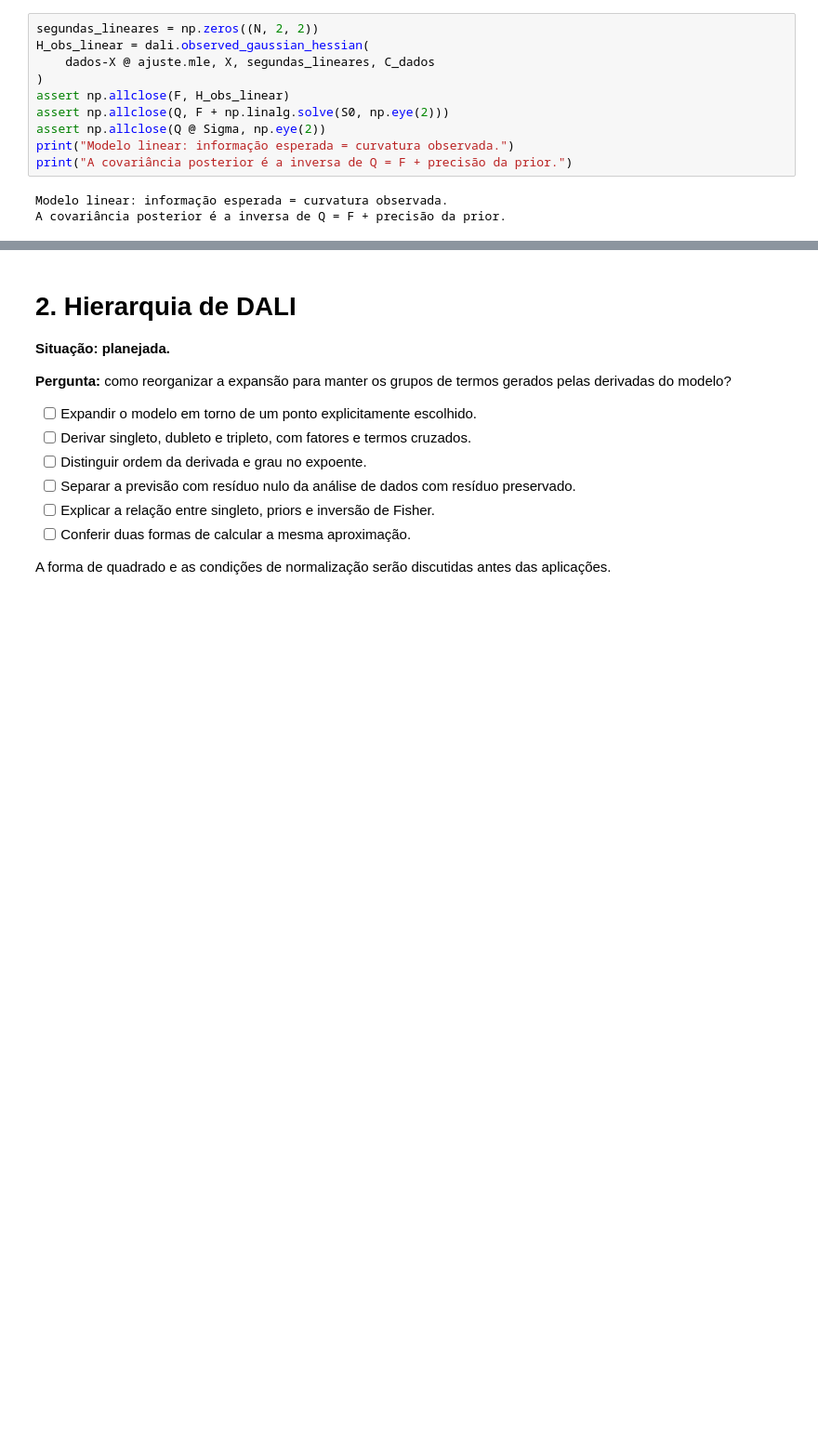
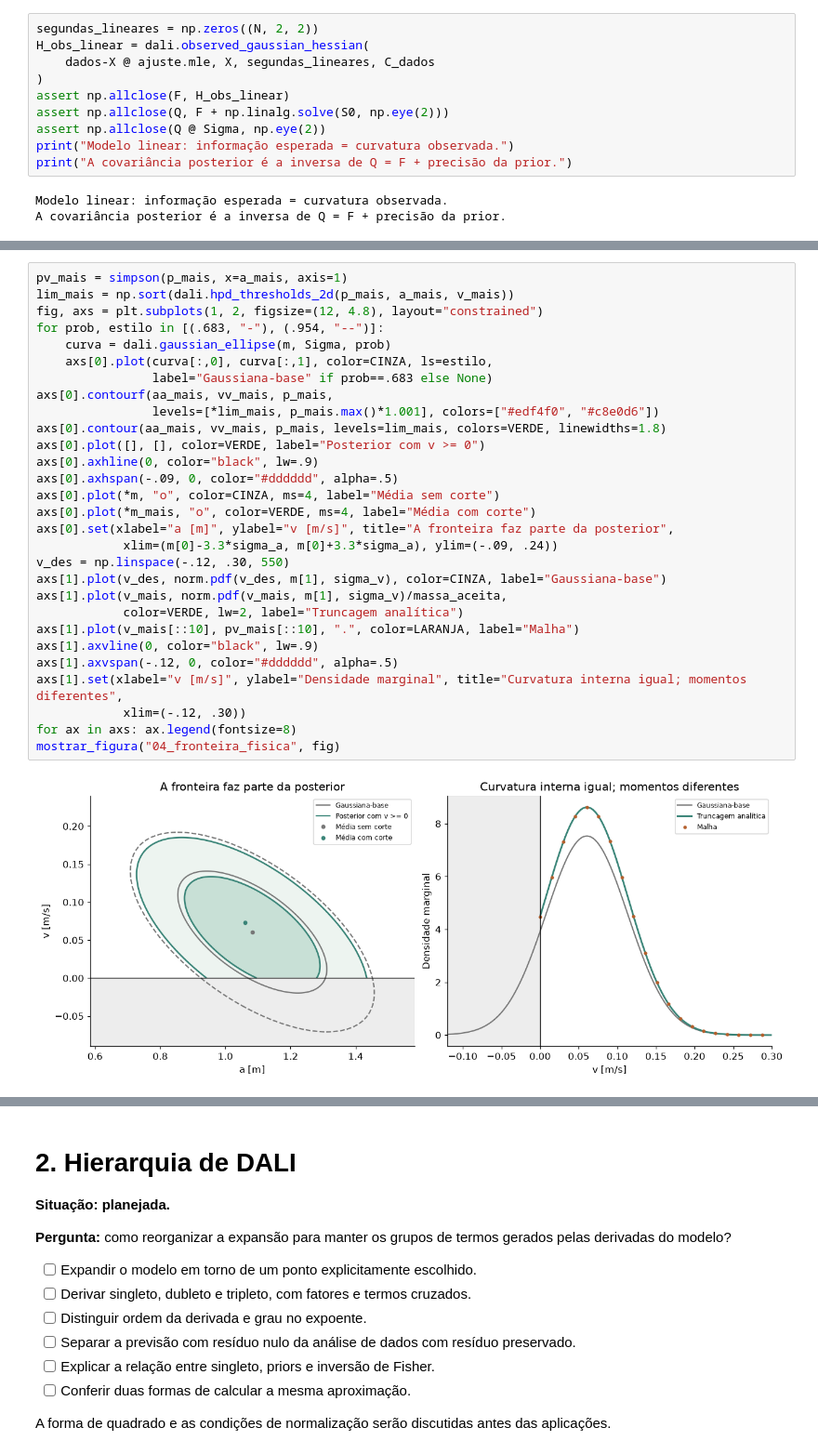
Before and after one commit to IgorStellet/Analise_Bayesiana, a Jupyter notebook: projeto/projeto_dali.ipynb, the cells around one changed output, grey strips where cells are left out. Shown at 93% size. Drawn from its saved outputs; the diff is of its cells as text; blank space fills up the shorter version.

```diff
--- a/projeto/projeto_dali.ipynb
+++ b/projeto/projeto_dali.ipynb
@@ -459,0 +856,31 @@ A covariância posterior é a inversa de Q = F + precisão da prior.
+# %%
+pv_mais = simpson(p_mais, x=a_mais, axis=1)
+lim_mais = np.sort(dali.hpd_thresholds_2d(p_mais, a_mais, v_mais))
+fig, axs = plt.subplots(1, 2, figsize=(12, 4.8), layout="constrained")
+for prob, estilo in [(.683, "-"), (.954, "--")]:
+    curva = dali.gaussian_ellipse(m, Sigma, prob)
+    axs[0].plot(curva[:,0], curva[:,1], color=CINZA, ls=estilo,
+                label="Gaussiana-base" if prob==.683 else None)
+axs[0].contourf(aa_mais, vv_mais, p_mais,
+                levels=[*lim_mais, p_mais.max()*1.001], colors=["#edf4f0", "#c8e0d6"])
+axs[0].contour(aa_mais, vv_mais, p_mais, levels=lim_mais, colors=VERDE, linewidths=1.8)
+axs[0].plot([], [], color=VERDE, label="Posterior com v >= 0")
+axs[0].axhline(0, color="black", lw=.9)
+axs[0].axhspan(-.09, 0, color="#dddddd", alpha=.5)
+axs[0].plot(*m, "o", color=CINZA, ms=4, label="Média sem corte")
+axs[0].plot(*m_mais, "o", color=VERDE, ms=4, label="Média com corte")
+axs[0].set(xlabel="a [m]", ylabel="v [m/s]", title="A fronteira faz parte da posterior",
+            xlim=(m[0]-3.3*sigma_a, m[0]+3.3*sigma_a), ylim=(-.09, .24))
+v_des = np.linspace(-.12, .30, 550)
+axs[1].plot(v_des, norm.pdf(v_des, m[1], sigma_v), color=CINZA, label="Gaussiana-base")
+axs[1].plot(v_mais, norm.pdf(v_mais, m[1], sigma_v)/massa_aceita,
+            color=VERDE, lw=2, label="Truncagem analítica")
+axs[1].plot(v_mais[::10], pv_mais[::10], ".", color=LARANJA, label="Malha")
+axs[1].axvline(0, color="black", lw=.9)
+axs[1].axvspan(-.12, 0, color="#dddddd", alpha=.5)
+axs[1].set(xlabel="v [m/s]", ylabel="Densidade marginal", title="Curvatura interna igual; momentos diferentes",
+            xlim=(-.12, .30))
+for ax in axs: ax.legend(fontsize=8)
+mostrar_figura("04_fronteira_fisica", fig)
+# %% [output]
+[figure, added]
```
Also changed, not shown: parts of 23 cells of this notebook, 21 other files.
